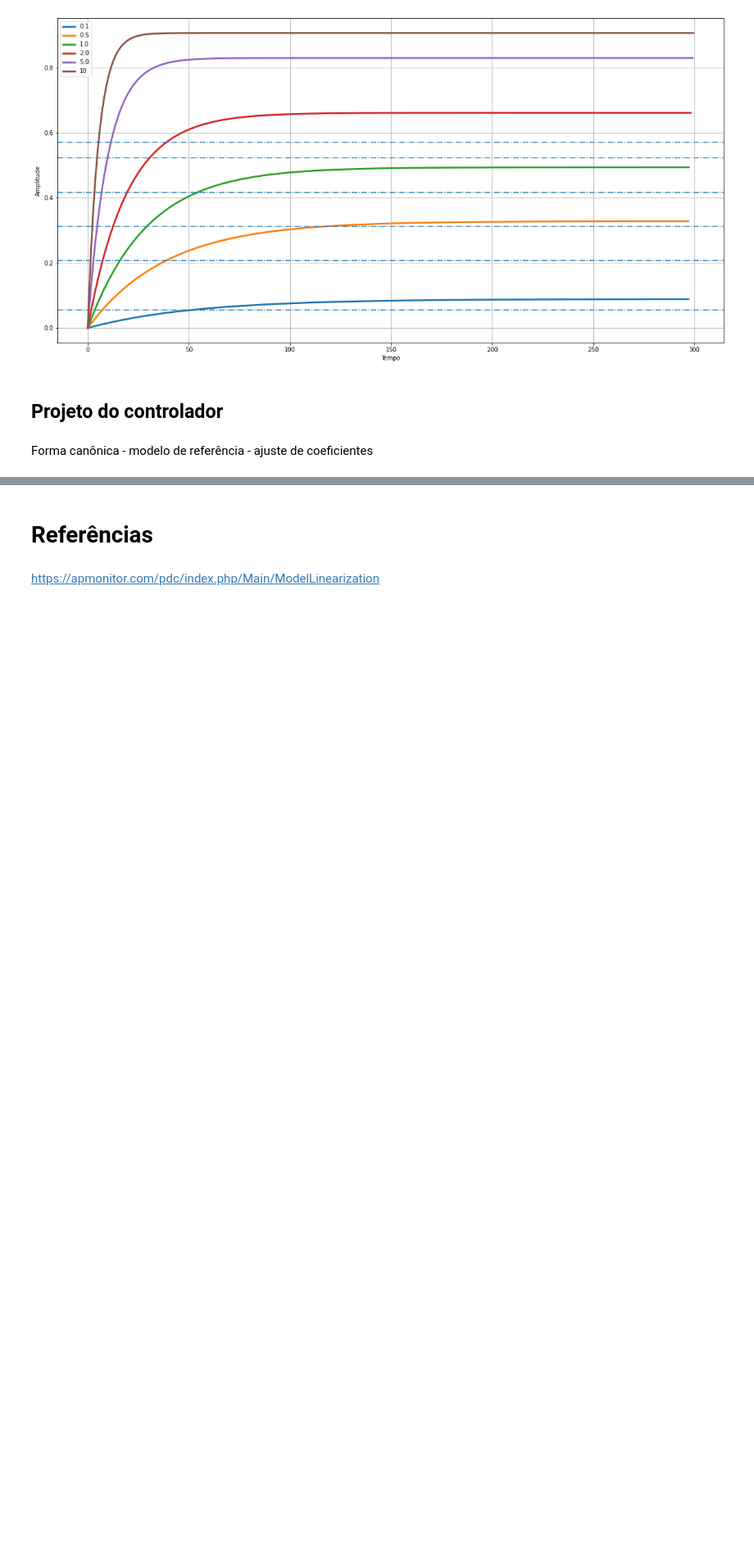
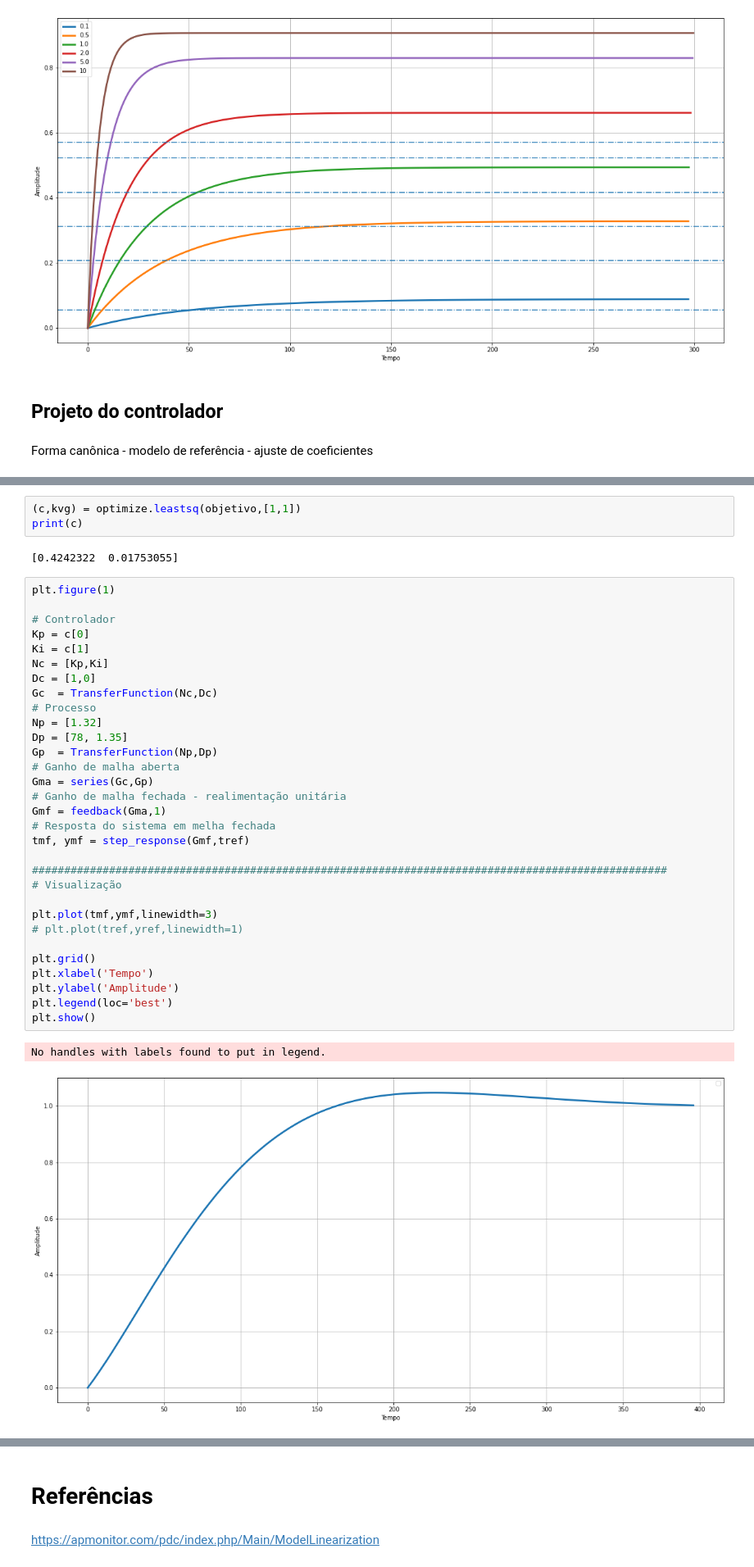
Before and after one commit to vparro/controleAvancado, a Jupyter notebook: Encontro_0.ipynb, the cells around one changed output, grey strips where cells are left out. Shown at 82% size. Cells and saved outputs as stored; diff of their text form; blank space fills up the shorter version.

```diff
--- a/Encontro_0.ipynb
+++ b/Encontro_0.ipynb
@@ -603,0 +725,39 @@ Forma canônica - modelo de referência - ajuste de coeficientes
+# %%
+(c,kvg) = optimize.leastsq(objetivo,[1,1])
+print(c)
+# %% [output]
+[0.4242322  0.01753055]
+# %%
+plt.figure(1)
+
+# Controlador
+Kp = c[0]
+Ki = c[1]
+Nc = [Kp,Ki]
+Dc = [1,0]
+Gc  = TransferFunction(Nc,Dc)
+# Processo
+Np = [1.32]
+Dp = [78, 1.35]
+Gp  = TransferFunction(Np,Dp)
+# Ganho de malha aberta
+Gma = series(Gc,Gp)
+# Ganho de malha fechada - realimentação unitária
+Gmf = feedback(Gma,1)
+# Resposta do sistema em melha fechada
+tmf, ymf = step_response(Gmf,tref)
+
+###################################################################################################
+# Visualização
+
+plt.plot(tmf,ymf,linewidth=3)
+# plt.plot(tref,yref,linewidth=1)
+
+plt.grid()
+plt.xlabel('Tempo')
+plt.ylabel('Amplitude')
+plt.legend(loc='best')
+plt.show()
+# %% [output]
+No handles with labels found to put in legend.
+[figure, added]
```
Also changed, not shown: parts of 20 cells of this notebook.
